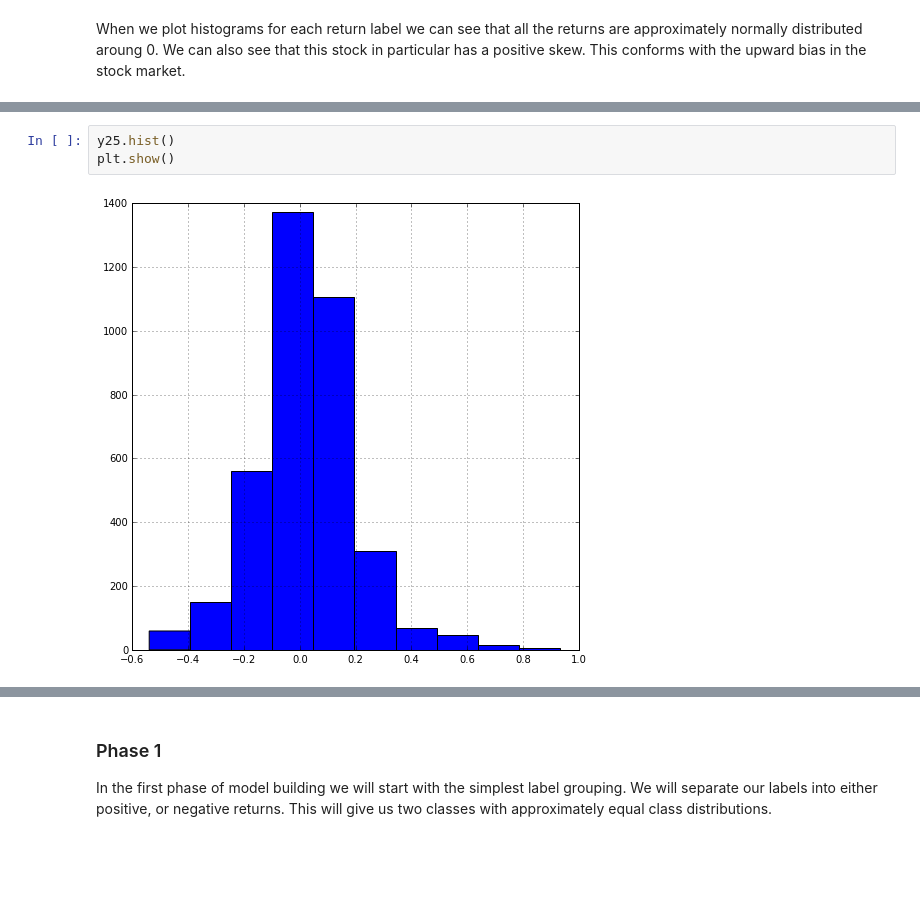
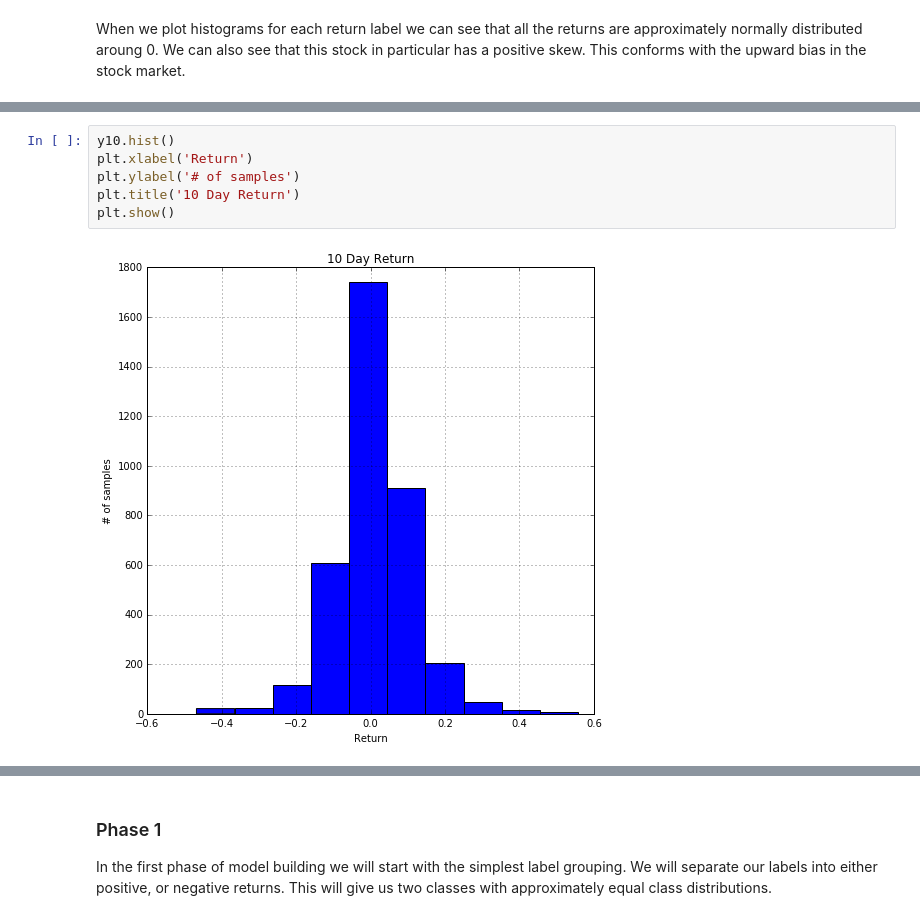
Before and after one commit to rahulmkumar/ml-introduction, a Jupyter notebook: 07_Swing_trading_model.ipynb, the cells around one changed output, grey strips where cells are left out. Drawn from its saved outputs; the diff is of its cells as text; blank space fills up the shorter version.

```diff
--- a/07_Swing_trading_model.ipynb
+++ b/07_Swing_trading_model.ipynb
@@ -152,5 +132,8 @@ plt.show()
-# %%
-y25.hist()
-plt.show()
-# %% [output]
-[figure, removed]
+# %%
+y10.hist()
+plt.xlabel('Return')
+plt.ylabel('# of samples')
+plt.title('10 Day Return')
+plt.show()
+# %% [output]
+[figure, added]
```
Also changed, not shown: parts of 29 cells of this notebook.
